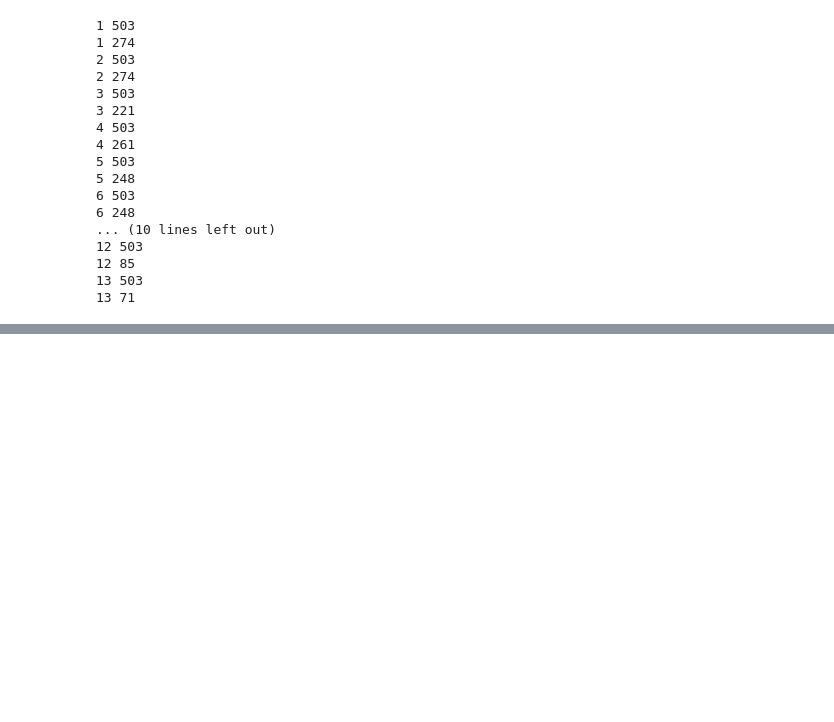
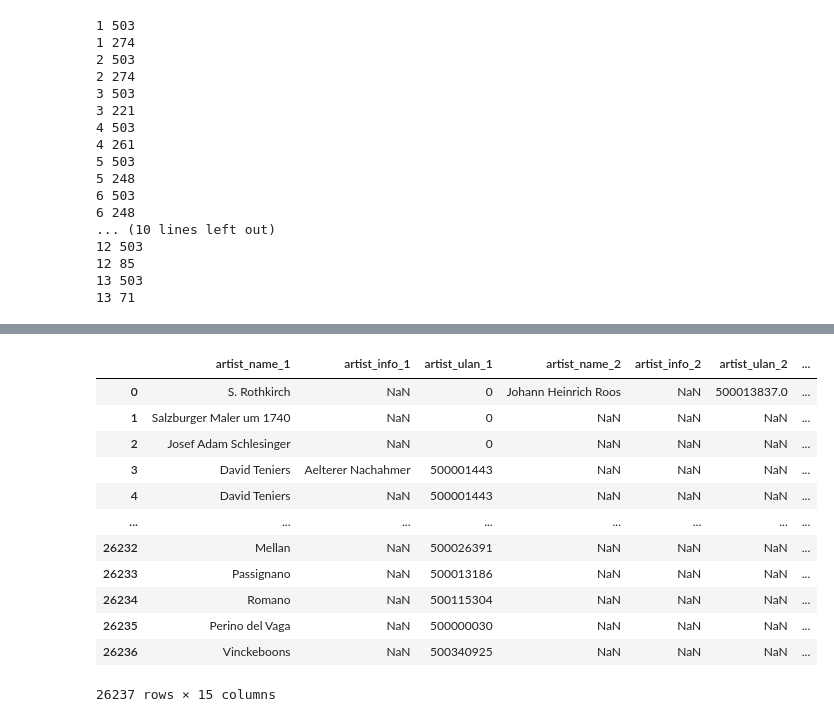
Before and after one commit to limwualice/art_er_graph, a Jupyter notebook: notebooks/cleaning_getty.ipynb, the cells around one changed output, grey strips where cells are left out. Saved outputs shown, nothing was run; the diff lists cells and outputs as text; code cells hidden in the pictures; blank space fills up the shorter version.

```diff
--- a/notebooks/cleaning_getty.ipynb
+++ b/notebooks/cleaning_getty.ipynb
@@ -83,0 +236,20 @@ for i in range(1,n+1):
+# %%
+dataframes['df13'][['artist_name_1', 'artist_info_1', 'artist_ulan_1',
+       'artist_name_2', 'artist_info_2', 'artist_ulan_2', 'artist_name_3',
+       'art_authority_3',
+       'artist_ulan_3', 'artist_name_4', 'art_authority_4', 'artist_ulan_4', 'artist_name_5',
+       'art_authority_5','artist_ulan_5']]
+# %% [output]
+|  | artist_name_1 | artist_info_1 | artist_ulan_1 | artist_name_2 | artist_info_2 | artist_ulan_2 | ... |
+| 0 | S. Rothkirch | NaN | 0 | Johann Heinrich Roos | NaN | 500013837.0 | ... |
+| 1 | Salzburger Maler um 1740 | NaN | 0 | NaN | NaN | NaN | ... |
+| 2 | Josef Adam Schlesinger | NaN | 0 | NaN | NaN | NaN | ... |
+| 3 | David Teniers | Aelterer Nachahmer | 500001443 | NaN | NaN | NaN | ... |
+| 4 | David Teniers | NaN | 500001443 | NaN | NaN | NaN | ... |
+| ... | ... | ... | ... | ... | ... | ... | ... |
+| 26232 | Mellan | NaN | 500026391 | NaN | NaN | NaN | ... |
+| 26233 | Passignano | NaN | 500013186 | NaN | NaN | NaN | ... |
+| 26234 | Romano | NaN | 500115304 | NaN | NaN | NaN | ... |
+| 26235 | Perino del Vaga | NaN | 500000030 | NaN | NaN | NaN | ... |
+| 26236 | Vinckeboons | NaN | 500340925 | NaN | NaN | NaN | ... |
+26237 rows × 15 columns
```
Also changed, not shown: parts of 17 cells of this notebook, 1 other file.
